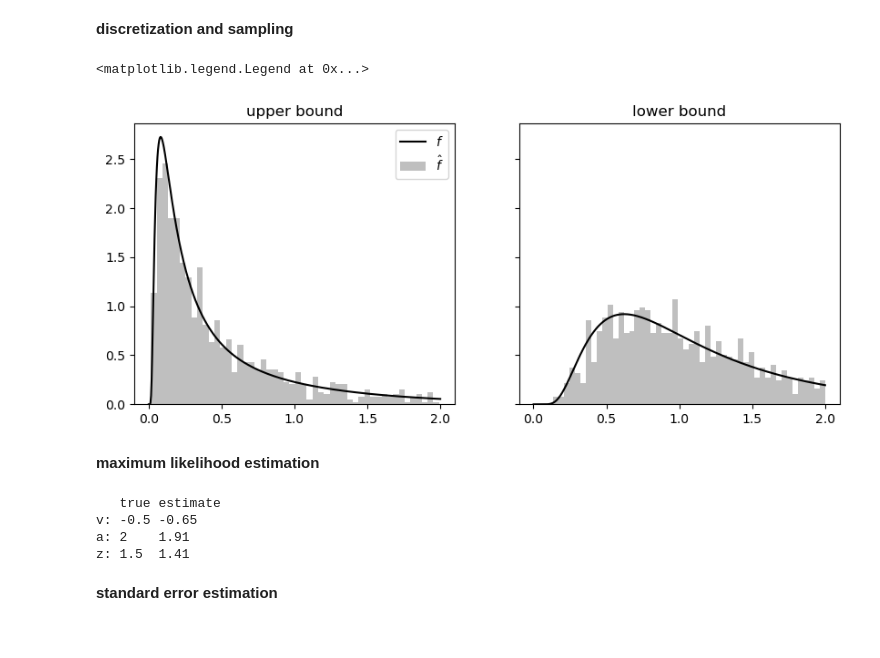
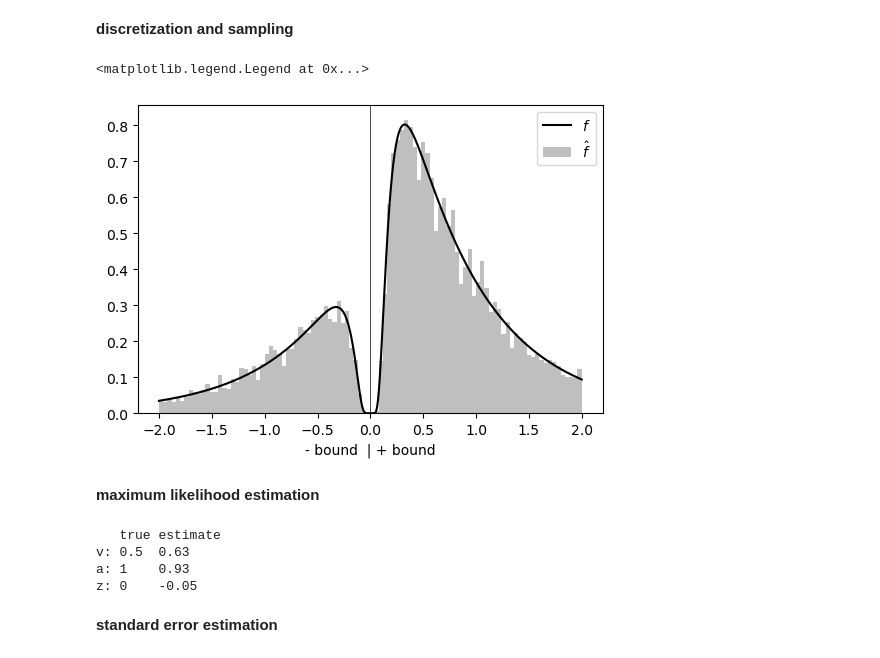
Before and after one commit to griegner/drift-diffusion, a Jupyter notebook: examples/07-navarro-2009-pdf.ipynb, the cells around one changed output. Drawn from its saved outputs; the diff is of its cells as text; code cells hidden in the pictures.

```diff
--- a/examples/07-navarro-2009-pdf.ipynb
+++ b/examples/07-navarro-2009-pdf.ipynb
@@ -120,40 +106,37 @@ axs[1].plot(and_sol.t_domain, cn_sol.pdf(choice="error"), ls=":", c="r")
 # %% [markdown]
 **discretization and sampling**
-# %%
-def sample_from_pdf(ts, v, a, z, boundary="lower", n_samples=10, seed=0):
-    rng = np.random.default_rng(seed=seed)
-    pdf_ = pdf(ts, v, a, z, boundary=boundary)
-    probs_ = pdf_ / np.sum(pdf_)  # probabilities sum to 1
-    return rng.choice(ts, size=n_samples, p=probs_)
-
-
-n_samples = 1000
-samples_upper = sample_from_pdf(ts, **nav_params, boundary="upper", n_samples=n_samples)
-samples_lower = sample_from_pdf(ts, **nav_params, boundary="lower", n_samples=n_samples)
-
-fig, axs = plt.subplots(ncols=2, figsize=(10, 4), sharex=True, sharey=True)
-axs[0].set_title("upper bound")
-axs[0].plot(ts, pdf_upper / (np.sum(pdf_upper) * (tmax - tmin) / num), c="k", label=r"$f$")
-axs[0].hist(samples_upper, bins=50, density=True, color="k", alpha=0.25, label=r"$\hat f$")
-
-axs[1].set_title("lower bound")
-axs[1].plot(ts, pdf_lower / (np.sum(pdf_lower) * (tmax - tmin) / num), c="k")
-axs[1].hist(samples_lower, bins=50, density=True, color="k", alpha=0.25)
-axs[0].legend()
-# %% [output]
-<matplotlib.legend.Legend at 0x...>
-[figure, removed]
+# %%
+def sample_from_pdf(X, y, params, n_samples=10, seed=0):
+    rng = np.random.default_rng(seed=seed)
+    pdfs = pdf(X, y, **params)
+    probs_ = pdfs / np.sum(pdfs)
+    samples = rng.choice(X * y, size=n_samples, p=probs_)
+    return np.abs(samples), np.sign(samples)
+
+
+n_samples = 10000
+X_samp, y_samp = sample_from_pdf(X, y, params, n_samples=n_samples)
+
+# plot densities
+fig, ax = plt.subplots(figsize=(6, 4))
+ax.set_xlabel("- bound  | + bound")
+ax.axvline(x=0, c="k", lw=0.5)
+
+ax.plot(X * y, pdfs / (pdfs.sum() * (xmax - xmin) / num), c="k", label=r"$f$")
+ax.hist(X_samp * y_samp, bins=100, density=True, color="k", alpha=0.25, label=r"$\hat f$")
+ax.legend()
+# %% [output]
+<matplotlib.legend.Legend at 0x...>
+[figure, added]
 # %% [markdown]
 **maximum likelihood estimation**
 # %%
-def loglikelihood(params, samples_upper, samples_lower, epsilon=1e-10):
-    likelihoods_upper = np.log(pdf(samples_upper, *params, boundary="upper") + epsilon)
-    likelihoods_lower = np.log(pdf(samples_lower, *params, boundary="lower") + epsilon)
-    return np.concatenate([likelihoods_upper, likelihoods_lower])  # !! check !!
+def loglikelihood(params, X, y, epsilon=1e-10):
+    return np.log(pdf(X, y, *params) + epsilon)
 
 
-def lossloglikelihood(params, samples_upper, samples_lower):
-    loglikelihood_ = loglikelihood(params, samples_upper, samples_lower)
+def lossloglikelihood(params, X, y):
+    loglikelihood_ = loglikelihood(params, X, y)
     return -np.sum(loglikelihood_)
 
 
@@ -164,24 +147,24 @@ lll_hessian = hessian(lossloglikelihood)
 
 fit = minimize(
     fun=lossloglikelihood,
-    x0=[0.1, 1.0, 0.1],
-    args=(samples_upper, samples_lower),
+    x0=np.array([0.1, 1.0, 0.1]),
+    args=(X_samp, y_samp),
     method="Newton-CG",
     jac=lll_jacobian,
     hess=lll_hessian,
 )
 print(
     "   true\testimate",
-    f"v: {nav_params['v']}\t{fit.x[0]:.2f}",
-    f"a: {nav_params['a']}\t{fit.x[1]:.2f}",
-    f"z: {nav_params['z']}\t{fit.x[2]:.2f}",
+    f"v: {params['v']}\t{fit.x[0]:.2f}",
+    f"a: {params['a']}\t{fit.x[1]:.2f}",
+    f"z: {params['z']}\t{fit.x[2]:.2f}",
     sep="\n",
 )
 # %% [output]
    true estimate
-v: -0.5 -0.65
-a: 2    1.91
-z: 1.5  1.41
+v: 0.5  0.63
+a: 1    0.93
+z: 0    -0.05
 # %% [markdown]
 **standard error estimation**
 # %%
```
Also changed, not shown: parts of 3 cells of this notebook.
